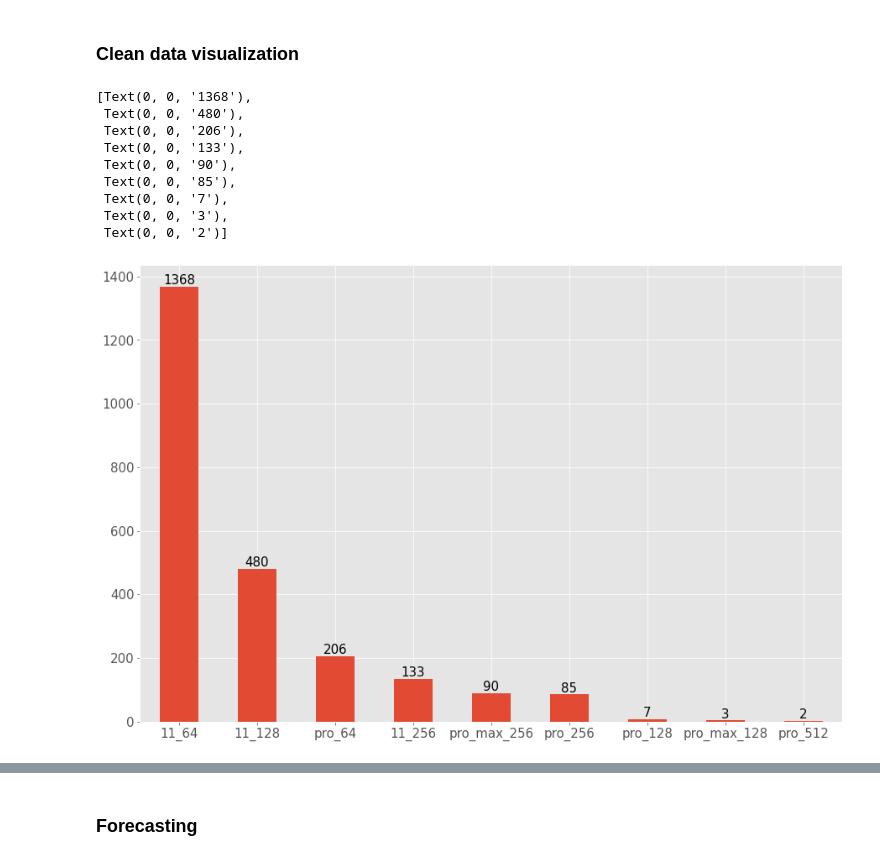
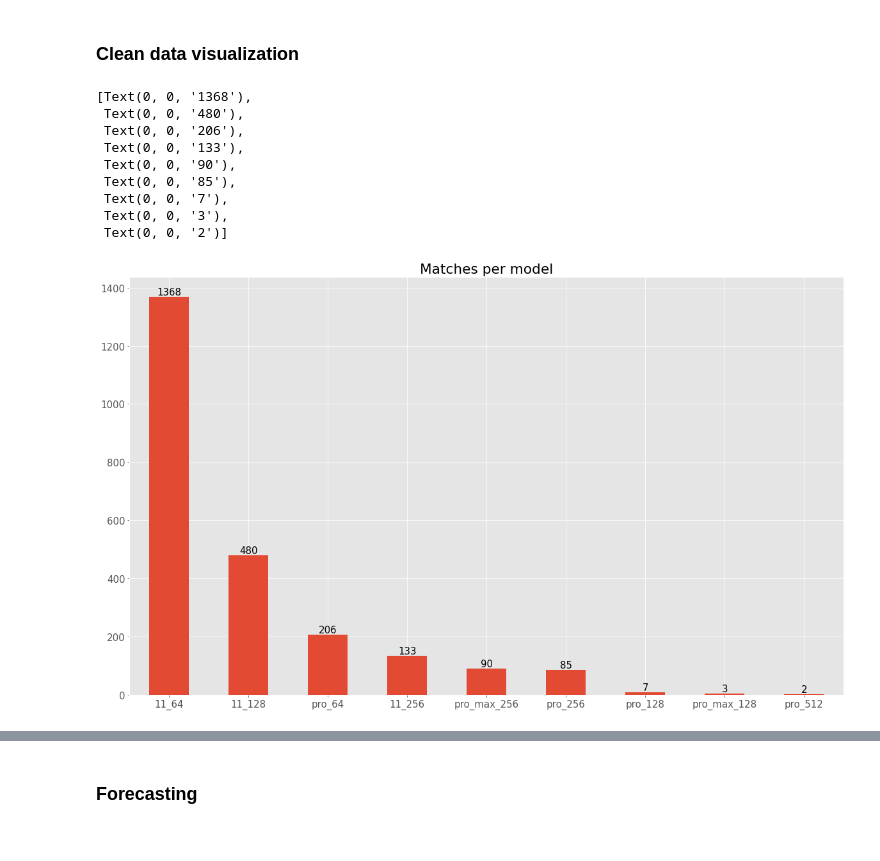
Before and after one commit to pzolnierczyk/phone-price-forecasting, a Jupyter notebook: price_forecasting.ipynb, the cells around one changed output, grey strips where cells are left out. Drawn from its saved outputs; the diff is of its cells as text; code cells hidden in the pictures.

```diff
--- a/price_forecasting.ipynb
+++ b/price_forecasting.ipynb
@@ -168,13 +169,16 @@ There are usually a few types of one iPhone model. In the case of iPhone 11, the
 ## Function to check presence of tags (crucial model information)
 def check_presence(df, text):
     '''
-    Checking presence of a specified 'text' in columns 'name' and 'description' of
-    indicated pandas dataframe containing scrapped data of iPhone 11 offers.
+    Checking presence of a specified 'text' (model/storage) in columns 'name'
+    and 'description' of indicated pandas dataframe containing scrapped
+    data of iPhone 11 offers.
+
     Output:
     -------
     Pandas df with a binary column named after 'text'.
     If 'text' is present, returns 1. Otherwise returns 0.
     '''
+
     df['name'] = df['name'].str.lower()
     df['description'] = df['description'].str.lower()
 
@@ -187,7 +191,7 @@ params = ['11', '64', '128', '256', '512', '64gb', '128gb', '256gb', '512gb', 'p
 for text in params:
     data[text] = check_presence(data, text)
 
-# words like "Professional" were treated as "Pro". Space was added to eliminate this problem
+# words like "Professional" were counted as "Pro". Space was added to eliminate this problem
 data['pro'] = data['pro ']
 data['pro_max'] = data['pro max']
 data.drop(columns=['pro ', 'pro max'], inplace=True)
@@ -299,18 +306,19 @@ print(filtered_data.shape)
 # %%
 # Number of matches per phone model
 ax = data_lab['variable'].value_counts().plot(kind = 'bar', rot=0)
+plt.title('Matches per model')
 ax.bar_label(ax.containers[0])
 # %% [output]
 [Text(0, 0, '1368'),
  Text(0, 0, '480'),
  Text(0, 0, '206'),
  Text(0, 0, '133'),
  Text(0, 0, '90'),
  Text(0, 0, '85'),
  Text(0, 0, '7'),
  Text(0, 0, '3'),
  Text(0, 0, '2')]
-[figure, old version]
+[figure, new version]
 # %%
 # Visualizing models history of average and median prices
 plt.rcParams["figure.figsize"] = (20,12)
```
Also changed, not shown: parts of 17 cells of this notebook, 1 other file.
